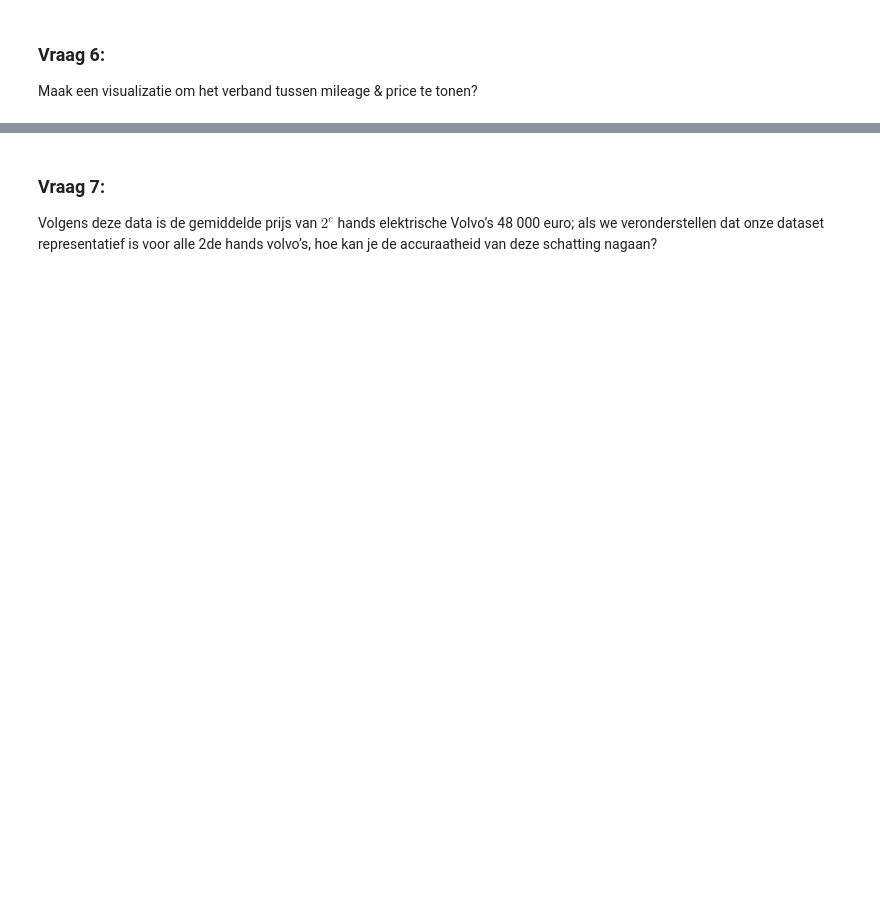
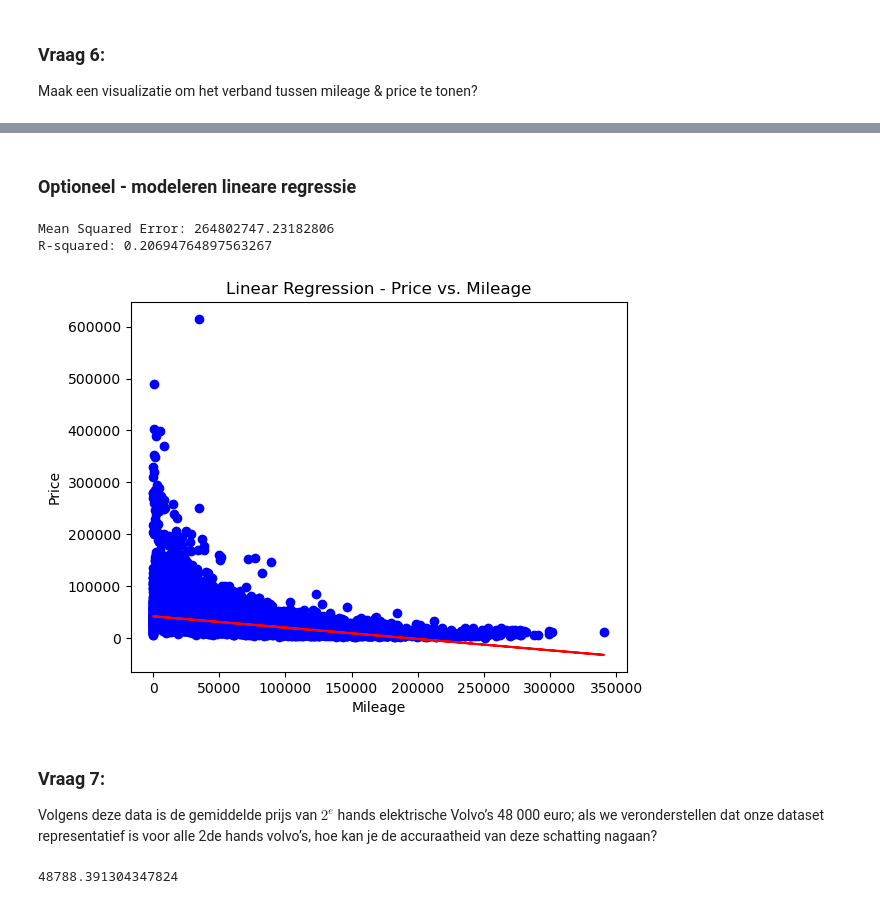
Before and after one commit to PhilippeGiorgino/project_evaluatie_statistiek, a Jupyter notebook: notebooks/autoproductie_philippegiorgino.ipynb, the cells around one changed output, grey strips where cells are left out. Drawn from its saved outputs; the diff is of its cells as text; code cells hidden in the pictures; blank space fills up the shorter version.

Commit message:
Added regression model

```diff
--- a/notebooks/autoproductie_philippegiorgino.ipynb
+++ b/notebooks/autoproductie_philippegiorgino.ipynb
@@ -287,3 +421,52 @@ Maak een visualizatie om het verband tussen mileage & price te tonen?
+# %% [markdown]
+### Optioneel - modeleren lineare regressie
+# %%
+from sklearn.model_selection import train_test_split
+from sklearn.linear_model import LinearRegression
+from sklearn.metrics import mean_squared_error, r2_score
+import numpy as np
+
+# Assuming you have a DataFrame named 'cars' with columns 'mileage' and 'price'
+
+new_cars = cars.dropna()
+
+# Step 2: Prepare Data
+X = new_cars['mileage'].values.reshape(-1, 1)  # Features (mileage)
+y = new_cars['price'].values  # Target variable (price)
+
+# Step 3: Split Data
+X_train, X_test, y_train, y_test = train_test_split(X, y, test_size=0.2, random_state=42)
+
+# Step 4: Create and Train Model
+model = LinearRegression()
+model.fit(X_train, y_train)
+
+# Step 5: Make Predictions
+y_pred = model.predict(X_test)
+
+# Step 6: Evaluate Model
+mse = mean_squared_error(y_test, y_pred)
+r2 = r2_score(y_test, y_pred)
+
+print("Mean Squared Error:", mse)
+print("R-squared:", r2)
+
+# Optionally, you can visualize the regression line
+plt.scatter(X_test, y_test, color='blue')
+plt.plot(X_test, y_pred, color='red')
+plt.xlabel('Mileage')
+plt.ylabel('Price')
+plt.title('Linear Regression - Price vs. Mileage')
+plt.show()
+# %% [output]
+Mean Squared Error: 264802747.23182806
+R-squared: 0.20694764897563267
+[figure, added]
 # %% [markdown]
 ### Vraag 7:
 Volgens deze data is de gemiddelde prijs van $2^e$ hands elektrische Volvo’s 48 000 euro; als we veronderstellen dat onze dataset representatief is voor alle 2de hands volvo’s, hoe kan je de accuraatheid van deze schatting nagaan?
+# %%
+# Calculating mean price of electric volvo
+cars[(cars['manufacturer'] == 'Volvo') & (cars['fuel_type'] == 'Electric')].price.mean()
+# %% [output]
+48788.391304347824
```
Also changed, not shown: parts of 17 cells of this notebook, 2 other files.
